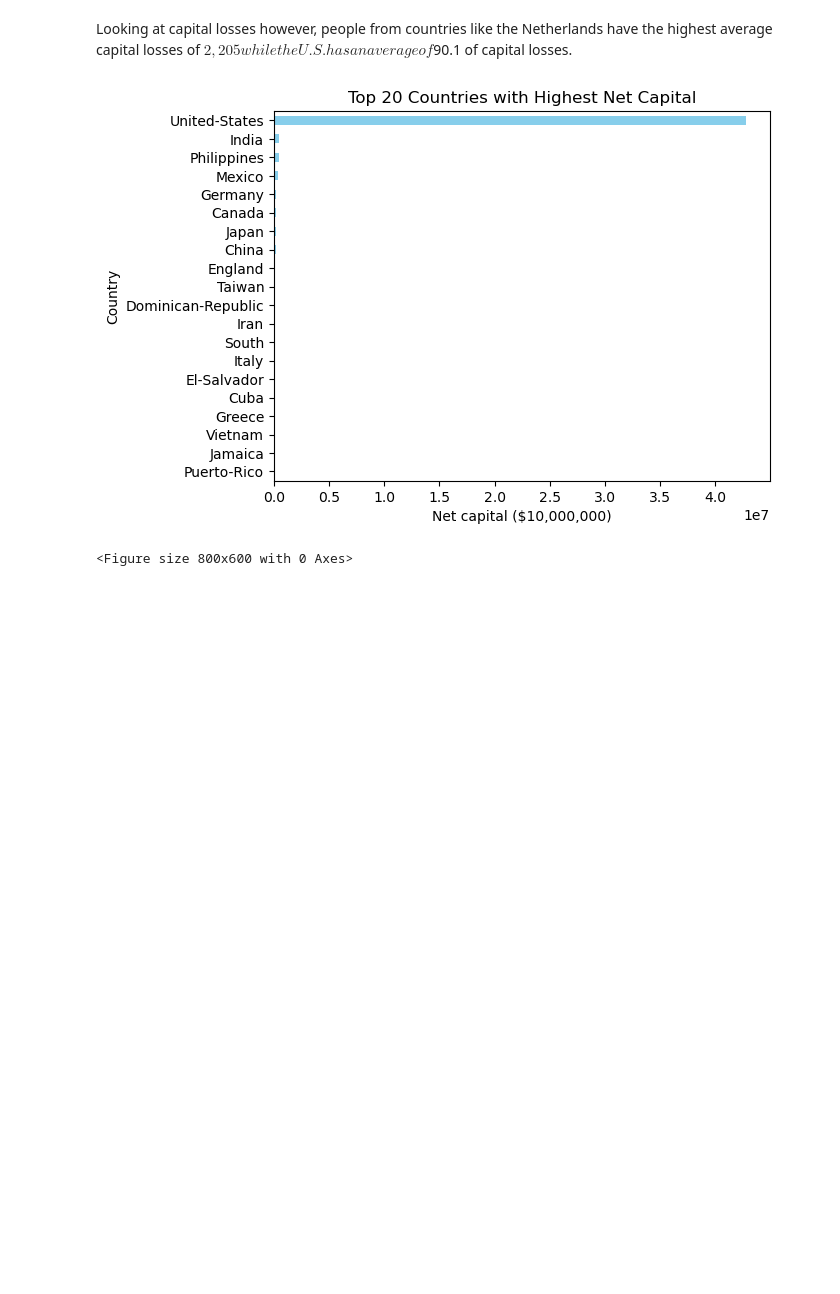
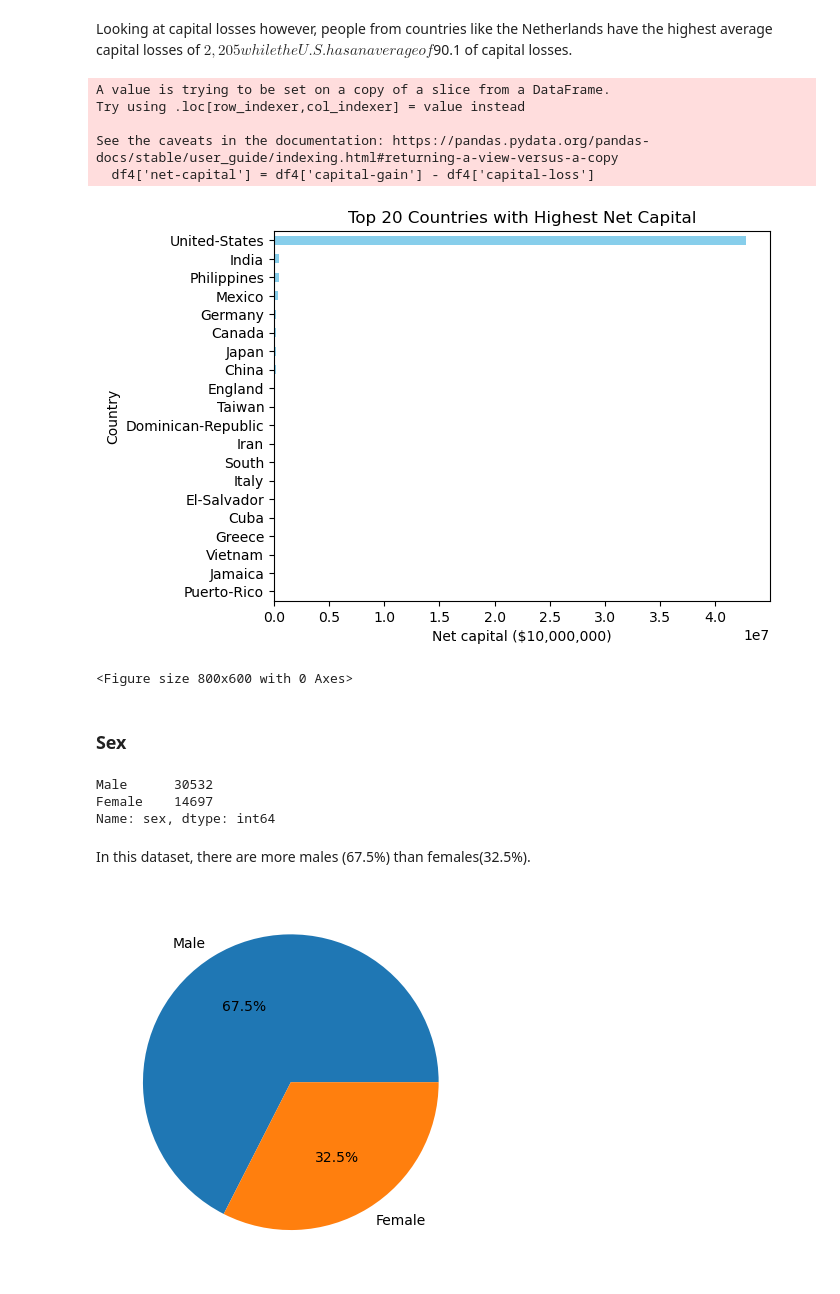
Before and after one commit to klam912/income_prediction, a Jupyter notebook: code/analysis.ipynb, the cells around one changed output. Cells and saved outputs as stored; diff of their text form; code cells hidden in the pictures; blank space fills up the shorter version.

```diff
--- a/code/analysis.ipynb
+++ b/code/analysis.ipynb
@@ -65,3 +60,7 @@ X.head()
 len(X.columns) # there's a total of 14 features
 # %% [output]
 14
+# %%
+# Merge X and Y together
+merged_df = X.join(y)
+merged_df.head()
@@ -68,6 +74,6 @@ len(X.columns) # there's a total of 14 features
 # %%
 # Rename the data set
-df = X
+df = merged_df
 # %%
 # Drop all NA values
 print(df.isna().sum()) # there are NA values in workclass, occupation, and native-country features
@@ -447,5 +455,27 @@ plt.figure(figsize=(8,6))
 plt.tight_layout()
 plt.show()
 # %% [output]
+A value is trying to be set on a copy of a slice from a DataFrame.
+Try using .loc[row_indexer,col_indexer] = value instead
+
+See the caveats in the documentation: https://pandas.pydata.org/pandas-docs/stable/user_guide/indexing.html#returning-a-view-versus-a-copy
+  df4['net-capital'] = df4['capital-gain'] - df4['capital-loss']
 [figure]
-<Figure size 800x600 with 0 Axes>
+<Figure size 800x600 with 0 Axes>
+# %% [markdown]
+### Sex
+# %%
+df4['sex'].value_counts()
+# %% [output]
+Male      30532
+Female    14697
+Name: sex, dtype: int64
+# %% [markdown]
+In this dataset, there are more males (67.5%) than females(32.5%).
+# %%
+sex_counts = df4['sex'].value_counts()
+
+plt.pie(sex_counts, labels=['Male', 'Female'], autopct='%1.1f%%')
+plt.show()
+# %% [output]
+[figure, added]
```
Also changed, not shown: parts of 18 cells of this notebook.
